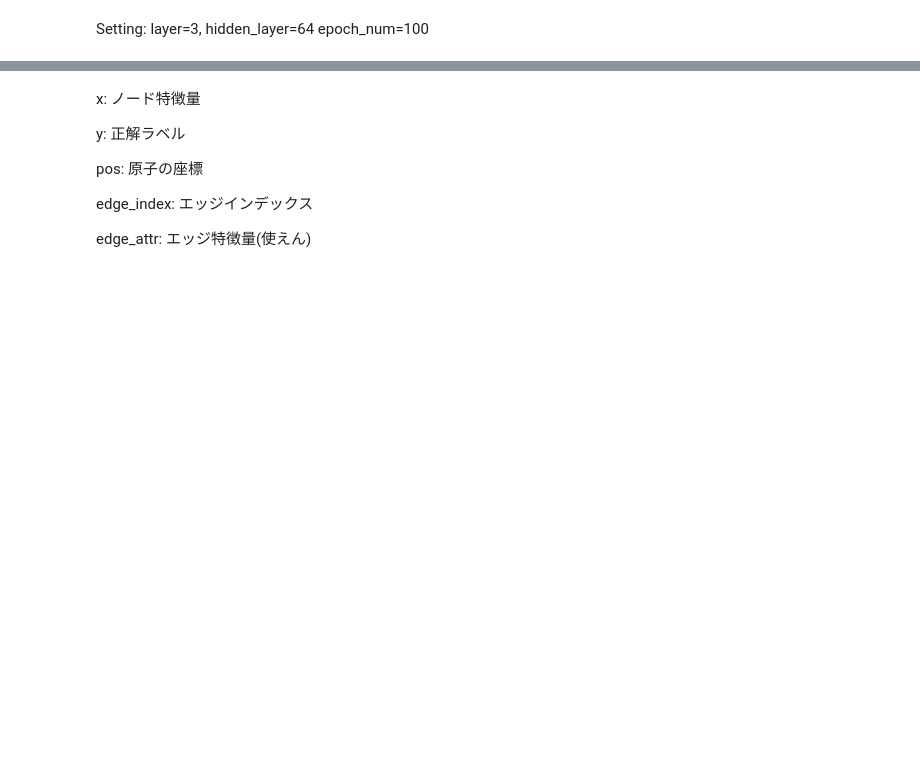
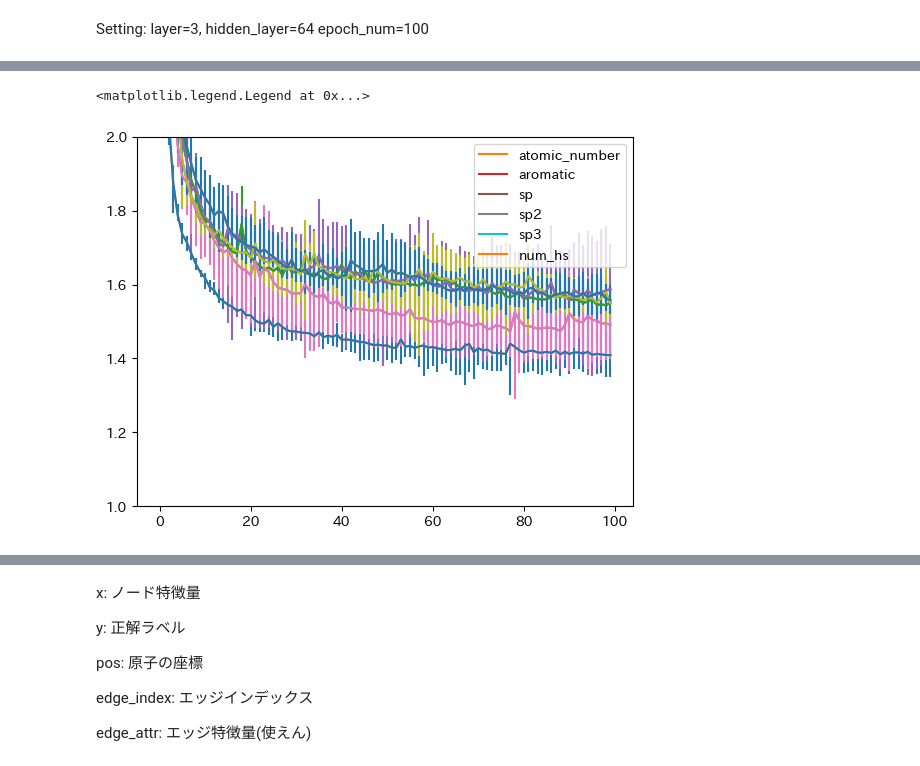
Before and after one commit to Kazuri1111/Pytorch, a Jupyter notebook: GCN/OwnModel/PyG_ownmodel.ipynb, the cells around one changed output, grey strips where cells are left out. Drawn from its saved outputs; the diff is of its cells as text; code cells hidden in the pictures; blank space fills up the shorter version.

Commit message:
errorbar_test

```diff
--- a/GCN/OwnModel/PyG_ownmodel.ipynb
+++ b/GCN/OwnModel/PyG_ownmodel.ipynb
@@ -460,0 +445,48 @@ MyQM9(130831)
+# %%
+import glob
+def plot_train(filepath):
+    filename = os.path.basename(filepath)
+    with open(filepath, "rb") as f:
+        result = pickle.load(f)
+    plt.plot([i["train_loss"] for i in result["results"]], label=f"training_{filename}")
+
+def plot_valid(filepath):
+    filename = os.path.basename(filepath)
+    with open(filepath, "rb") as f:
+        result = pickle.load(f)
+    plt.plot([i["valid_loss"] for i in result["results"]], label=f"valid_{filename}")
+
+def plot_train_errorbar(filepath, label=None):
+    files = glob.glob(f"{filepath}_*")
+    result_list = []
+    for file in files:
+        with open(file, "rb") as f:
+            result = pickle.load(f)
+            result = [i["train_loss"] for i in result["results"]]
+        result_list.append(result)
+    result_avg = np.mean(result_list, axis=0)
+    result_error_upper = [max([result[i] for result in result_list]) - result_avg[i] for i in range(len(result_avg))]
+    result_error_lower = [abs(min([result[i] for result in result_list]) - result_avg[i]) for i in range(len(result_avg))]
+    plt.errorbar(x=[i for i in range(len(result_avg))] , y=result_avg, yerr=[result_error_upper, result_error_lower ])
+    plt.plot(result_avg, label=label)
+
+def plot_valid_errorbar(filepath):
+    files = glob.glob(f"{filepath}_*")
+    result_list = []
+    for file in files:
+        with open(file, "rb") as f:
+            result = pickle.load(f)
+            result = [i["valid_loss"] for i in result["results"]]
+        result_list.append(result)
+    result_avg = np.mean(result_list, axis=0)
+    result_error_upper = [max([result[i] for result in result_list]) - result_avg[i] for i in range(len(result_avg))]
+    result_error_lower = [abs(min([result[i] for result in result_list]) - result_avg[i]) for i in range(len(result_avg))]
+    plt.errorbar(result_avg, yerr=[result_error_upper, result_error_lower])
+# %%
+for desc in descriptors:
+    plot_train_errorbar(f"./results/test/GCN_without_{desc}", label=desc)
+plt.ylim([1.0,2.0])
+plt.legend()
+# %% [output]
+<matplotlib.legend.Legend at 0x...>
+[figure, added]
```
Also changed, not shown: parts of 23 cells of this notebook, 39 other files.
